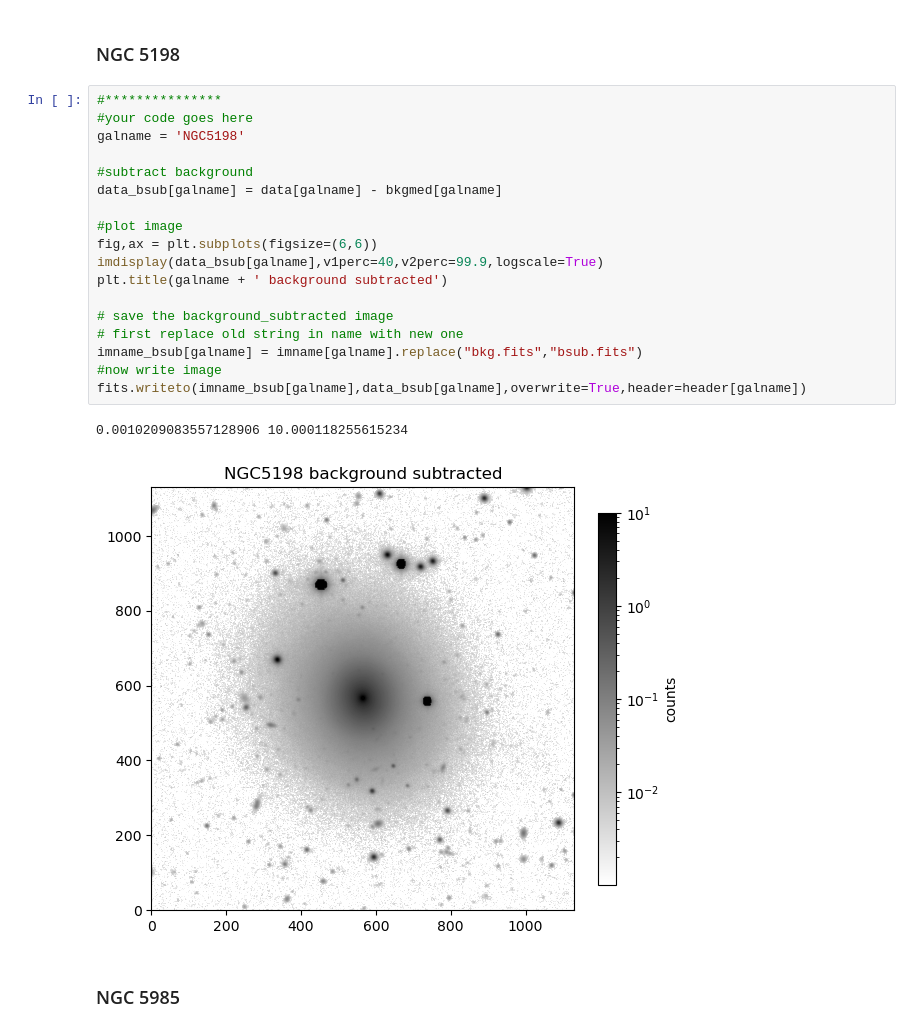
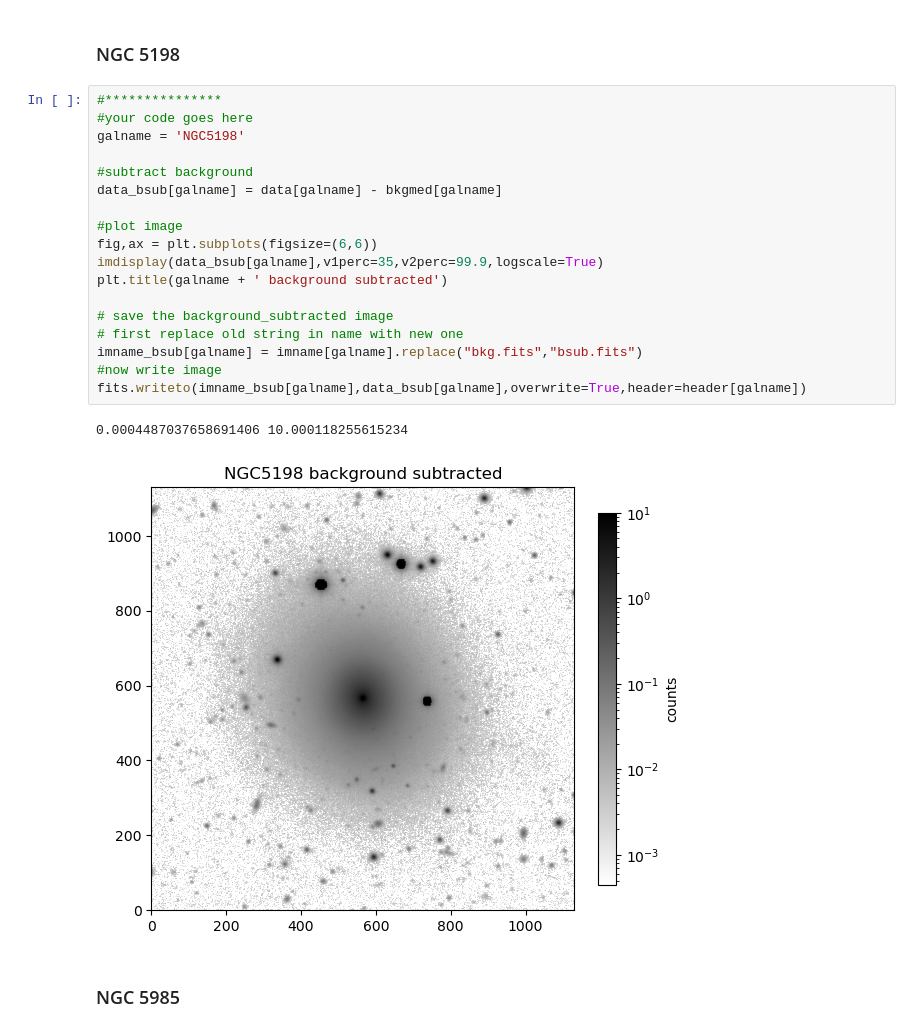
Before and after one commit to RyanNease/SurfacePhotometry_student, a Jupyter notebook: surface_photometry_student.ipynb, the cells around one changed output. Saved outputs shown, nothing was run; the diff lists cells and outputs as text.

```diff
--- a/surface_photometry_student.ipynb
+++ b/surface_photometry_student.ipynb
@@ -324,24 +324,24 @@ fits.writeto(imname_bsub[galname],data_bsub[galname],overwrite=True,header=heade
 # %%
 #***************
 #your code goes here
 galname = 'NGC5198'
 
 #subtract background
 data_bsub[galname] = data[galname] - bkgmed[galname]
 
 #plot image
 fig,ax = plt.subplots(figsize=(6,6))
-imdisplay(data_bsub[galname],v1perc=40,v2perc=99.9,logscale=True)
+imdisplay(data_bsub[galname],v1perc=35,v2perc=99.9,logscale=True)
 plt.title(galname + ' background subtracted')
 
 # save the background_subtracted image
 # first replace old string in name with new one
 imname_bsub[galname] = imname[galname].replace("bkg.fits","bsub.fits")
 #now write image
 fits.writeto(imname_bsub[galname],data_bsub[galname],overwrite=True,header=header[galname])
 # %% [output]
-0.0010209083557128906 10.000118255615234
+0.0004487037658691406 10.000118255615234
-[figure, old version]
+[figure, new version]
 # %% [markdown]
 ### NGC 5985
 # %%
```
Also changed, not shown: parts of 12 cells of this notebook.
